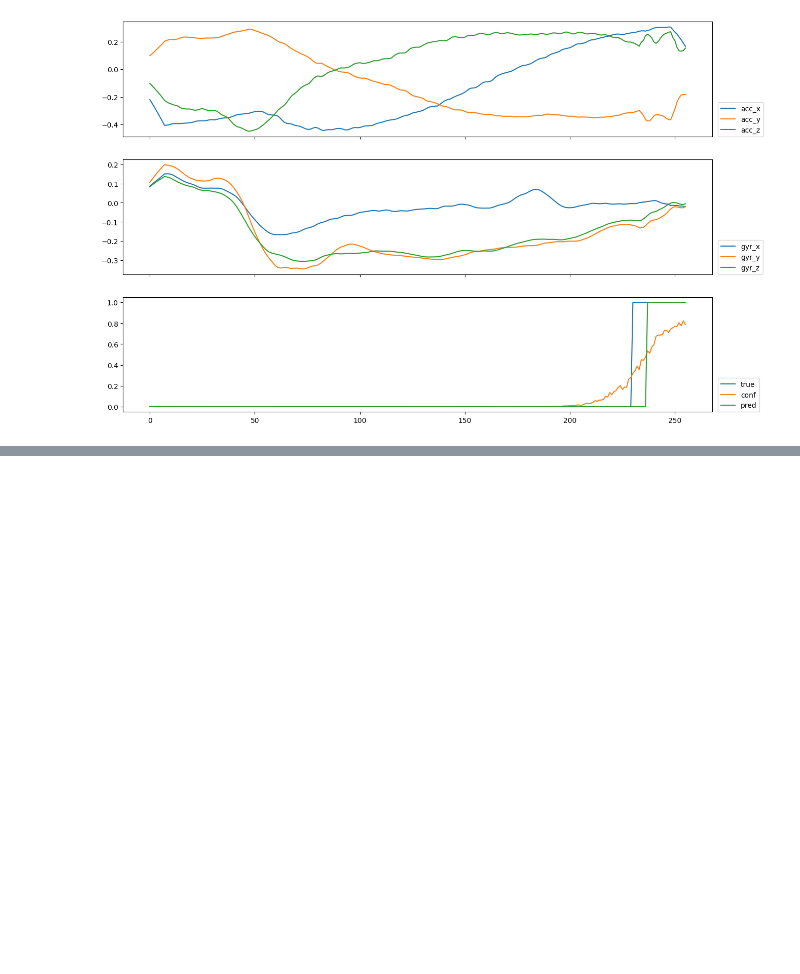
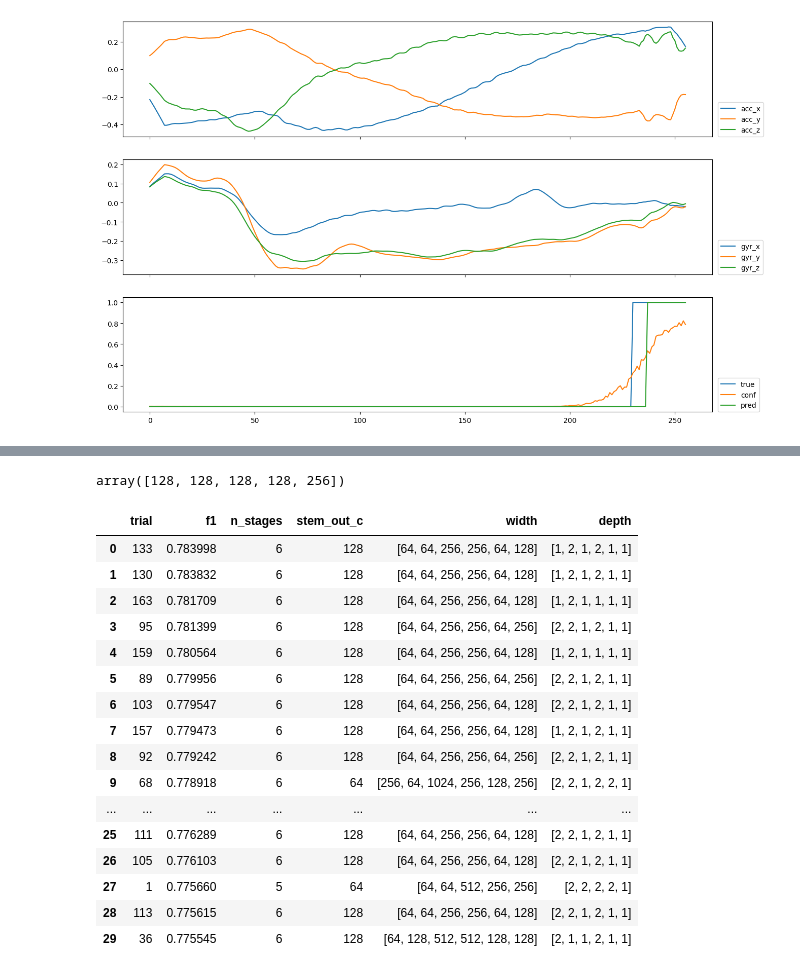
Before and after one commit to Musa-Azeem/AI-hypertrophy-coach, a Jupyter notebook: ml-notebooks/segmentation.ipynb, the cells around one changed output, grey strips where cells are left out. Cells and saved outputs as stored; diff of their text form; code cells hidden in the pictures; blank space fills up the shorter version.

```diff
--- a/ml-notebooks/segmentation.ipynb
+++ b/ml-notebooks/segmentation.ipynb
@@ -635,7 +686,7 @@ import optuna
 STUDY_NAME = 'search256-2'
 study = optuna.load_study(study_name=STUDY_NAME, storage=f"sqlite:///../{STUDY_NAME}.db")
 trials = study.trials_dataframe()
-trials = trials.sort_values('value', ascending=False).head(20)
+trials = trials.sort_values('value', ascending=False)#.head(20)
 info = []
 for i,trial in trials.iterrows():
     n_stages = trial.params_n_stages
@@ -647,4 +698,4 @@ for i,trial in trials.iterrows():
         [int(2**trial[f'params_width_{i}']) for i in range(n_stages-1)] + [int(2**trial.params_width_last)],
         [int(trial[f'params_depth_{i}']) for i in range(n_stages)]
     ])
-info
+info = pd.DataFrame(info, columns=['trial', 'f1', 'n_stages', 'stem_out_c', 'width', 'depth'])
@@ -668,0 +718,24 @@ info
+# %%
+2**np.linspace(7,8,5, dtype=int)
+# %% [output]
+array([128, 128, 128, 128, 256])
+# %%
+info.head(30)
+# %% [output]
+|  | trial | f1 | n_stages | stem_out_c | width | depth |
+| 0 | 133 | 0.783998 | 6 | 128 | [64, 64, 256, 256, 64, 128] | [1, 2, 1, 2, 1, 1] |
+| 1 | 130 | 0.783832 | 6 | 128 | [64, 64, 256, 256, 64, 128] | [1, 2, 1, 2, 1, 1] |
+| 2 | 163 | 0.781709 | 6 | 128 | [64, 64, 256, 256, 64, 128] | [1, 2, 1, 1, 1, 1] |
+| 3 | 95 | 0.781399 | 6 | 128 | [64, 64, 256, 256, 64, 256] | [2, 2, 1, 2, 1, 1] |
+| 4 | 159 | 0.780564 | 6 | 128 | [64, 64, 256, 256, 64, 128] | [1, 2, 1, 1, 1, 1] |
+| 5 | 89 | 0.779956 | 6 | 128 | [64, 64, 256, 256, 64, 256] | [2, 2, 1, 2, 1, 1] |
+| 6 | 103 | 0.779547 | 6 | 128 | [64, 64, 256, 256, 64, 128] | [2, 2, 1, 2, 1, 1] |
+| 7 | 157 | 0.779473 | 6 | 128 | [64, 64, 256, 256, 64, 128] | [1, 2, 1, 2, 1, 1] |
+| 8 | 92 | 0.779242 | 6 | 128 | [64, 64, 256, 256, 64, 256] | [2, 2, 1, 2, 1, 1] |
+| 9 | 68 | 0.778918 | 6 | 64 | [256, 64, 1024, 256, 128, 256] | [2, 2, 1, 2, 2, 1] |
+| ... | ... | ... | ... | ... | ... | ... |
+| 25 | 111 | 0.776289 | 6 | 128 | [64, 64, 256, 256, 64, 128] | [2, 2, 1, 2, 1, 1] |
+| 26 | 105 | 0.776103 | 6 | 128 | [64, 64, 256, 256, 64, 128] | [2, 2, 1, 2, 1, 1] |
+| 27 | 1 | 0.775660 | 5 | 64 | [64, 64, 512, 256, 256] | [2, 2, 2, 2, 1] |
+| 28 | 113 | 0.775615 | 6 | 128 | [64, 64, 256, 256, 64, 128] | [2, 2, 1, 2, 1, 1] |
+| 29 | 36 | 0.775545 | 6 | 128 | [64, 128, 512, 512, 128, 128] | [2, 1, 1, 2, 1, 1] |
```
Also changed, not shown: parts of 16 cells of this notebook, 3 other files.
